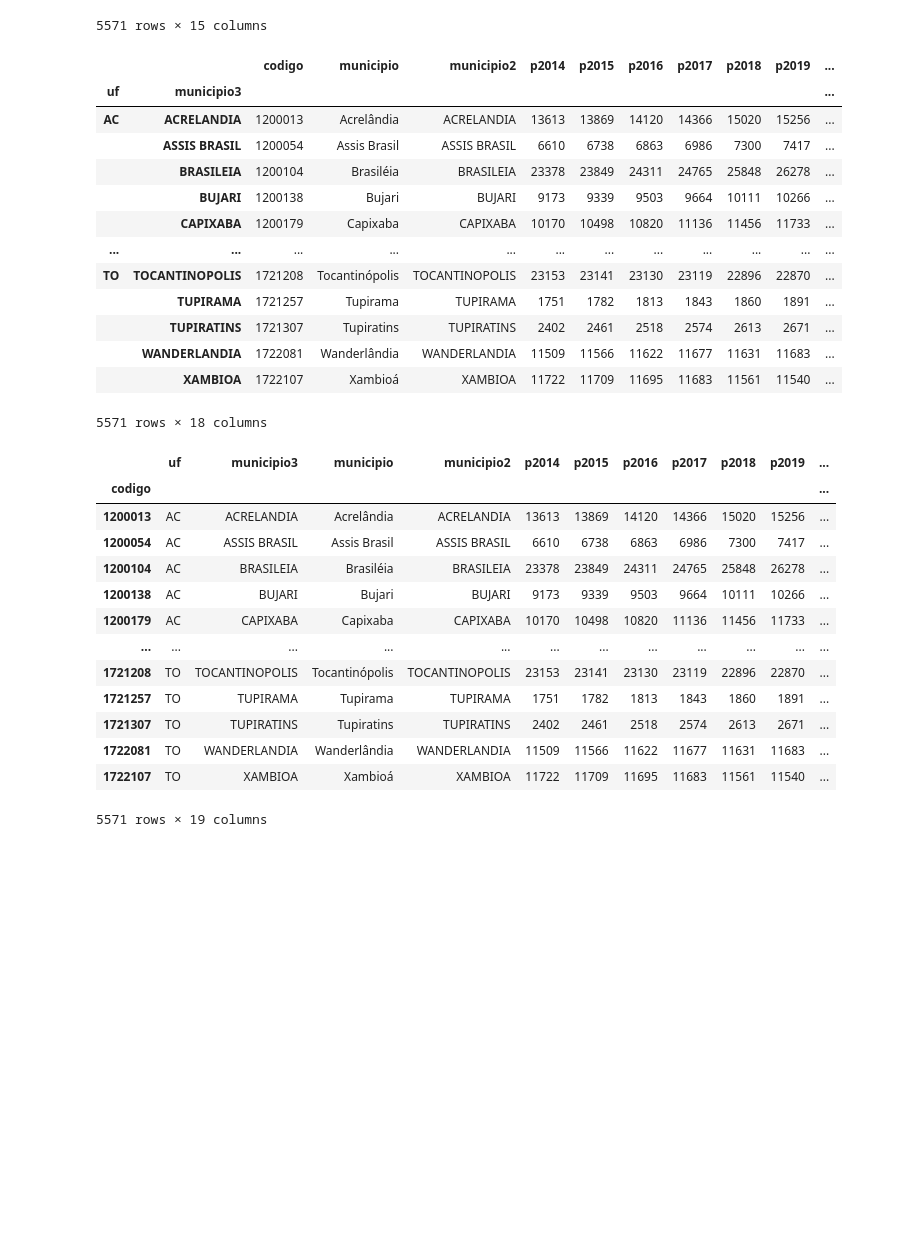
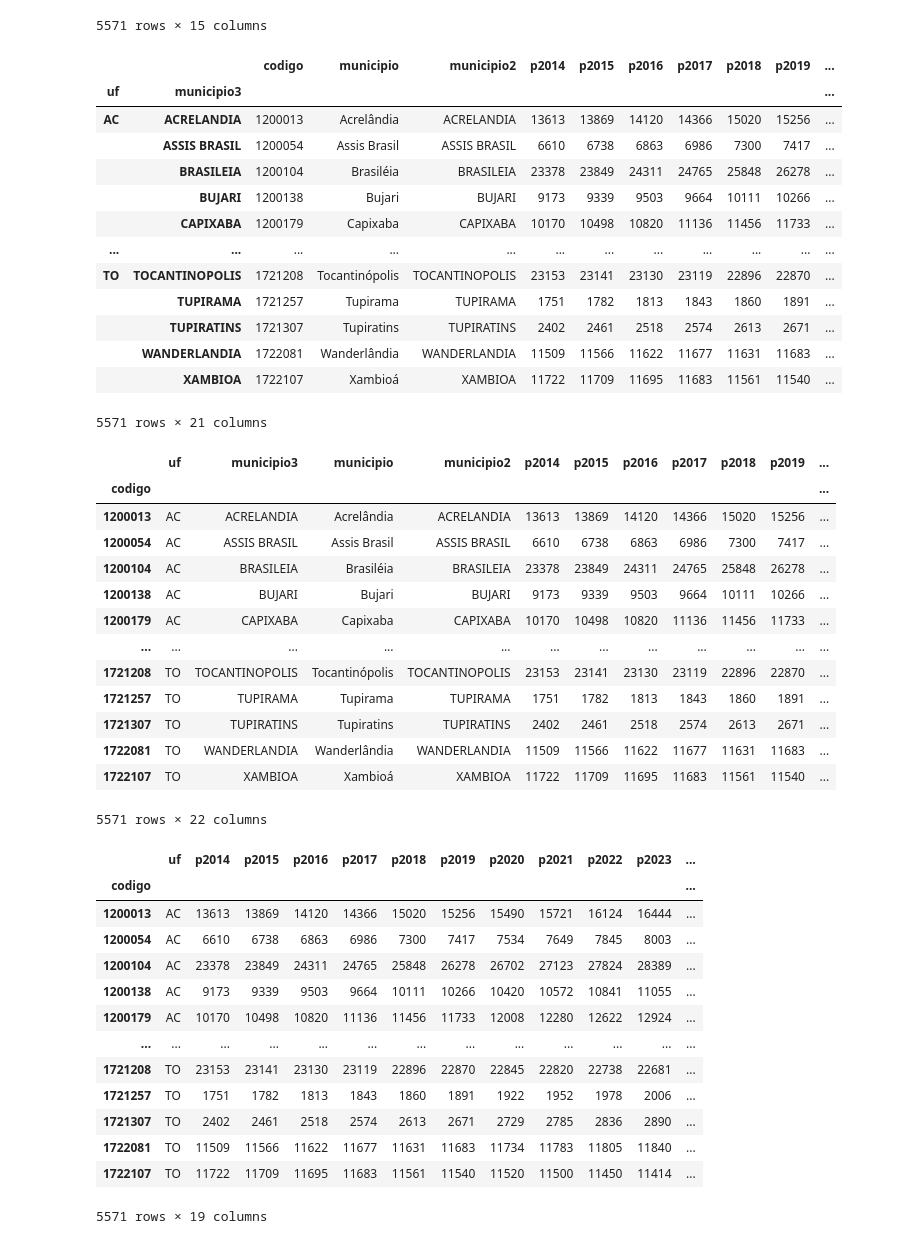
Before and after one commit to hjort/previsao-entregas-dirpf, a Jupyter notebook: 11-preparar-dados-modelo.ipynb, the cells around one changed output. Cells and saved outputs as stored; diff of their text form; code cells hidden in the pictures; blank space fills up the shorter version.

```diff
--- a/11-preparar-dados-modelo.ipynb
+++ b/11-preparar-dados-modelo.ipynb
@@ -109,0 +96,4 @@ dfd
+# %%
+dfd1 = pd.read_csv('declaracoes-2021.csv')
+dfd1.set_index(['uf', 'municipio'], inplace=True)
+dfd1
@@ -109,0 +115,4 @@ dfd
+# %%
+dfd2 = pd.read_csv('declaracoes-2024.csv')
+dfd2.set_index(['uf', 'municipio'], inplace=True)
+dfd2
@@ -109,0 +134,6 @@ dfd
+# %%
+dfd = dfd1.join(dfd2.drop(['d2021'], axis=1)).reset_index()
+for col, dtype in dfd.dtypes.items():
+    if dtype == 'int64':
+        dfd[col] = dfd[col].astype(np.int32)
+dfd
@@ -148,7 +192,7 @@ df
 |  | TUPIRATINS | 1721307 | Tupiratins | TUPIRATINS | 2402 | 2461 | 2518 | 2574 | 2613 | 2671 | ... |
 |  | WANDERLANDIA | 1722081 | Wanderlândia | WANDERLANDIA | 11509 | 11566 | 11622 | 11677 | 11631 | 11683 | ... |
 |  | XAMBIOA | 1722107 | Xambioá | XAMBIOA | 11722 | 11709 | 11695 | 11683 | 11561 | 11540 | ... |
-5571 rows × 18 columns
+5571 rows × 21 columns
 # %%
 df = df.reset_index().set_index('codigo')
 df
@@ -166,6 +210,24 @@ df
 | 1721307 | TO | TUPIRATINS | Tupiratins | TUPIRATINS | 2402 | 2461 | 2518 | 2574 | 2613 | 2671 | ... |
 | 1722081 | TO | WANDERLANDIA | Wanderlândia | WANDERLANDIA | 11509 | 11566 | 11622 | 11677 | 11631 | 11683 | ... |
 | 1722107 | TO | XAMBIOA | Xambioá | XAMBIOA | 11722 | 11709 | 11695 | 11683 | 11561 | 11540 | ... |
-5571 rows × 19 columns
+5571 rows × 22 columns
 # %%
 #df.loc[3550308].to_frame()
+# %%
+df.drop(['municipio3', 'municipio', 'municipio2'], axis=1, inplace=True)
+df
+# %% [output]
+|  | uf | p2014 | p2015 | p2016 | p2017 | p2018 | p2019 | p2020 | p2021 | p2022 | p2023 | ... |
+| codigo |  |  |  |  |  |  |  |  |  |  |  | ... |
+| 1200013 | AC | 13613 | 13869 | 14120 | 14366 | 15020 | 15256 | 15490 | 15721 | 16124 | 16444 | ... |
+| 1200054 | AC | 6610 | 6738 | 6863 | 6986 | 7300 | 7417 | 7534 | 7649 | 7845 | 8003 | ... |
+| 1200104 | AC | 23378 | 23849 | 24311 | 24765 | 25848 | 26278 | 26702 | 27123 | 27824 | 28389 | ... |
+| 1200138 | AC | 9173 | 9339 | 9503 | 9664 | 10111 | 10266 | 10420 | 10572 | 10841 | 11055 | ... |
+| 1200179 | AC | 10170 | 10498 | 10820 | 11136 | 11456 | 11733 | 12008 | 12280 | 12622 | 12924 | ... |
+| ... | ... | ... | ... | ... | ... | ... | ... | ... | ... | ... | ... | ... |
+| 1721208 | TO | 23153 | 23141 | 23130 | 23119 | 22896 | 22870 | 22845 | 22820 | 22738 | 22681 | ... |
+| 1721257 | TO | 1751 | 1782 | 1813 | 1843 | 1860 | 1891 | 1922 | 1952 | 1978 | 2006 | ... |
+| 1721307 | TO | 2402 | 2461 | 2518 | 2574 | 2613 | 2671 | 2729 | 2785 | 2836 | 2890 | ... |
+| 1722081 | TO | 11509 | 11566 | 11622 | 11677 | 11631 | 11683 | 11734 | 11783 | 11805 | 11840 | ... |
+| 1722107 | TO | 11722 | 11709 | 11695 | 11683 | 11561 | 11540 | 11520 | 11500 | 11450 | 11414 | ... |
+5571 rows × 19 columns
```
Also changed, not shown: parts of 15 cells of this notebook, 7 other files.
